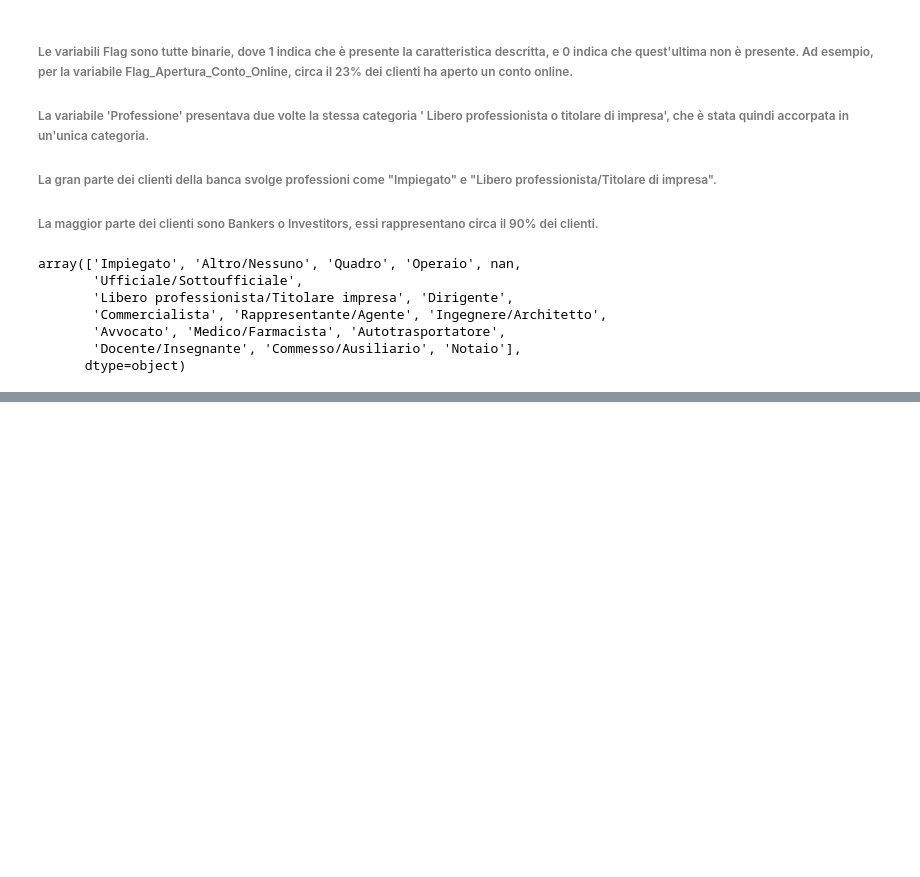
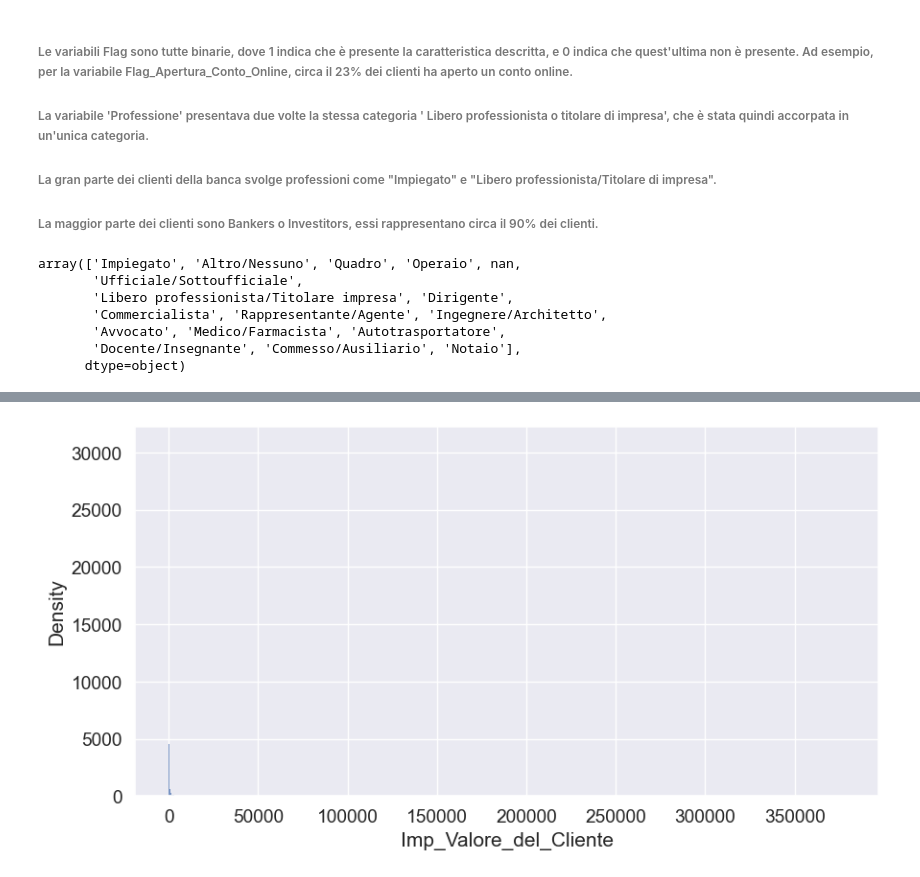
Before and after one commit to emanueleiacca/Analysis-on-Churn-Banking-Modeling-Dataset, a Jupyter notebook: Analisi esplorativa.ipynb, the cells around one changed output, grey strips where cells are left out. Cells and saved outputs as stored; diff of their text form; code cells hidden in the pictures; blank space fills up the shorter version.

```diff
--- a/Analisi esplorativa.ipynb
+++ b/Analisi esplorativa.ipynb
@@ -210,0 +275,9 @@ ciao
+# %%
+f, ax = plt.subplots(figsize=(10, 5))
+s = sns.histplot(df['Imp_Valore_del_Cliente'])
+s.set(ylabel='Density')
+plt.show()
+
+# Imp_Valore_del_Cliente ha molti 0 ?????????????????????
+# %% [output]
+[figure, added]
```
Also changed, not shown: parts of 13 cells of this notebook.
